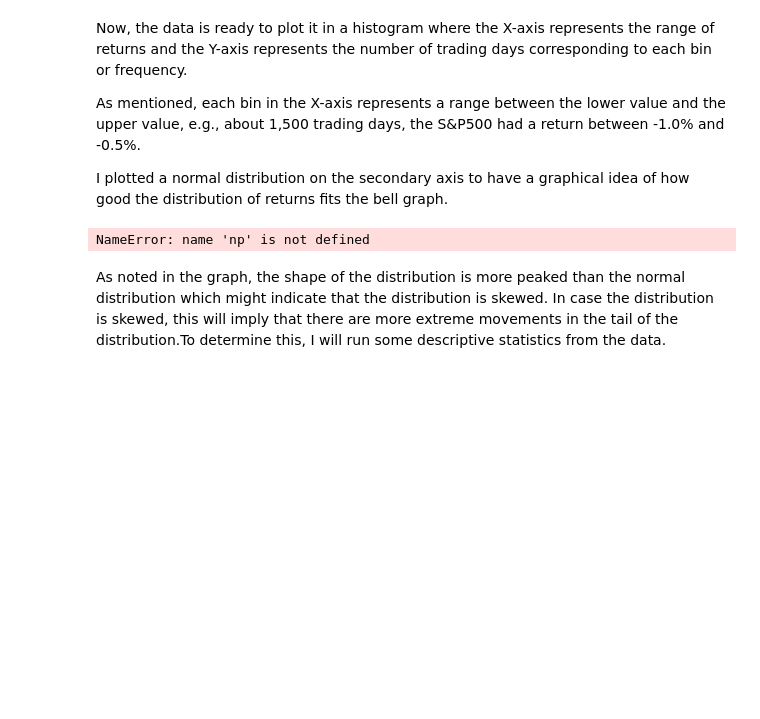
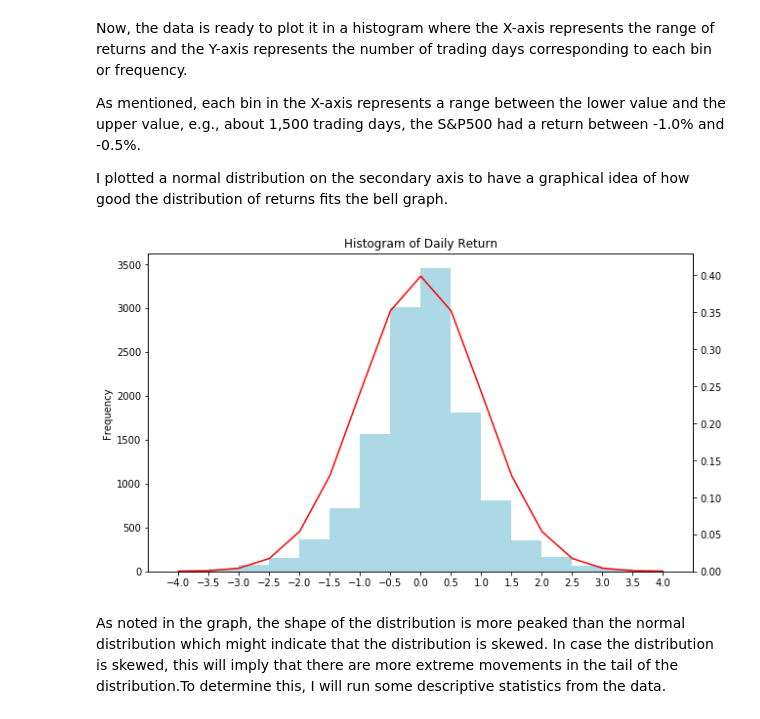
Before and after one commit to mauedu93/SP500-Day-Trading-Analysis, a Jupyter notebook: S&P500 day trading analysis.ipynb, the cells around one changed output. Cells and saved outputs as stored; diff of their text form; code cells hidden in the pictures; blank space fills up the shorter version.

```diff
--- a/S&P500 day trading analysis.ipynb
+++ b/S&P500 day trading analysis.ipynb
@@ -123,33 +123,33 @@ I plotted a normal distribution on the secondary axis to have a graphical idea o
 # %%
 bin_list = [i for i in np.arange(-4,4.5,0.5)]
 count, bin_list = np.histogram(GSPC['Return'], bins = bin_list)
 xmin = bin_list[0] -0.5
 xmax = bin_list[-1]  +0.5
 
 fig = plt.figure()
 
 ax1 = fig.add_subplot()
 ax1 = GSPC['Return'].plot(kind='hist',
-          figsize=(, 6),
+          figsize=(10, 6),
           bins=bin_list,
           xticks=bin_list,
           color=['lightblue', 'darkslateblue', 'mediumseagreen'],
           stacked=True,
           xlim=(xmin, xmax)
          )
 ax1.set_ylabel('Frequency')
 
 x_axis = np.arange(-4,4.5,0.5)
 ax2 = ax1.twinx()
 ax2 = plt.plot(x_axis, norm.pdf(x_axis,0,1), color='red')
 ax2 = plt.ylim([0,0.43])
 
 plt.title('Histogram of Daily Return')
 plt.xlabel('Average Daily Range')
 
 plt.show()
 # %% [output]
-NameError: name 'np' is not defined
+[figure, added]
 # %% [markdown]
 As noted in the graph, the shape of the distribution is more peaked than the normal distribution which might indicate that the distribution is skewed. In case the distribution is skewed, this will imply that there are more extreme movements in the tail of the distribution.To determine this, I will run some descriptive statistics from the data.
 # %%
```
